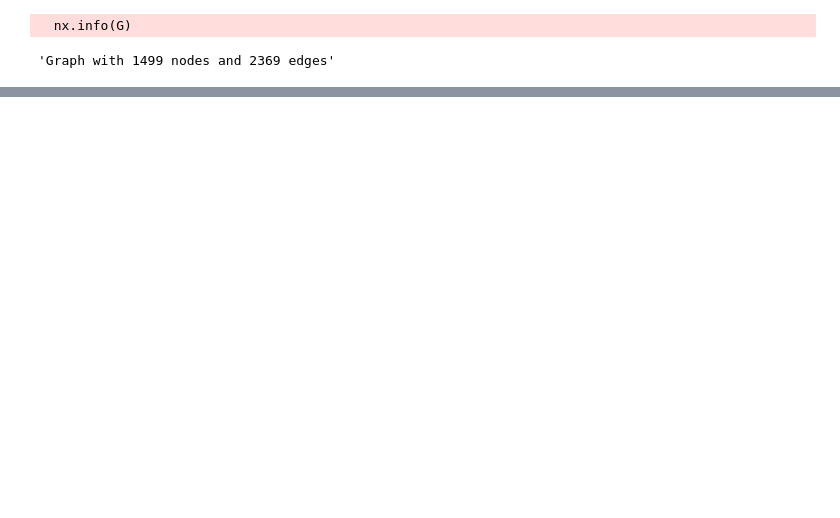
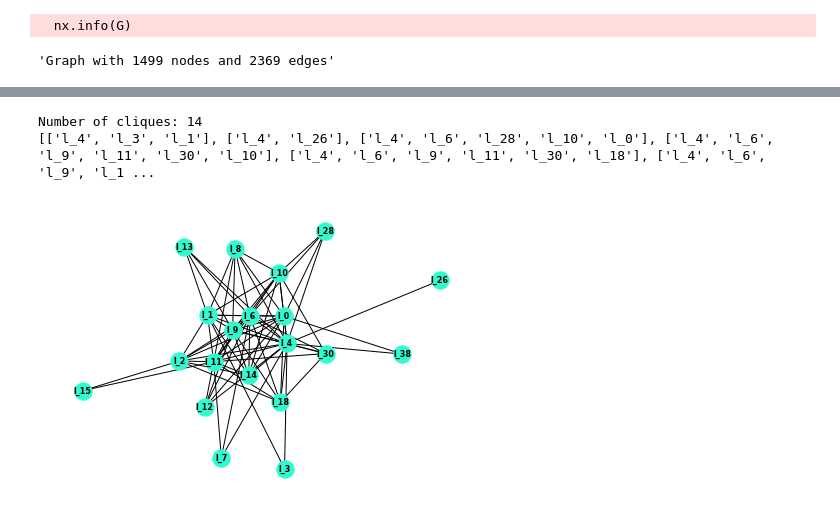
Before and after one commit to isabellamarasco/SNA_project, a Jupyter notebook: analisys.ipynb, the cells around one changed output, grey strips where cells are left out. Drawn from its saved outputs; the diff is of its cells as text; code cells hidden in the pictures; blank space fills up the shorter version.

```diff
--- a/analisys.ipynb
+++ b/analisys.ipynb
@@ -120,0 +270,22 @@ nx.draw_networkx_labels(languages_subgraph, pos, labels, font_size=10)
+# %%
+cliques = list(nx.find_cliques(G_langs))
+
+print("Number of cliques:", len(cliques))
+print(cliques)
+# %% [output]
+Number of cliques: 14
+[['l_4', 'l_3', 'l_1'], ['l_4', 'l_26'], ['l_4', 'l_6', 'l_28', 'l_10', 'l_0'], ['l_4', 'l_6', 'l_9', 'l_11', 'l_30', 'l_10'], ['l_4', 'l_6', 'l_9', 'l_11', 'l_30', 'l_18'], ['l_4', 'l_6', 'l_9', 'l_1 ...
+# %%
+#draw the graph of the cliques in G_langs
+G_langs_cliques = nx.Graph()
+
+for clique in cliques:
+    for node in clique:
+        G_langs_cliques.add_node(node)
+    for edge in combinations(clique, 2):
+        G_langs_cliques.add_edge(edge[0], edge[1])
+
+pos = nx.spring_layout(G_langs_cliques)
+nx.draw(G_langs_cliques, pos, with_labels=True, font_size=8, font_weight='bold', node_color='#30FBD0')
+# %% [output]
+[figure, added]
```
Also changed, not shown: parts of 16 cells of this notebook, 1 other file.
